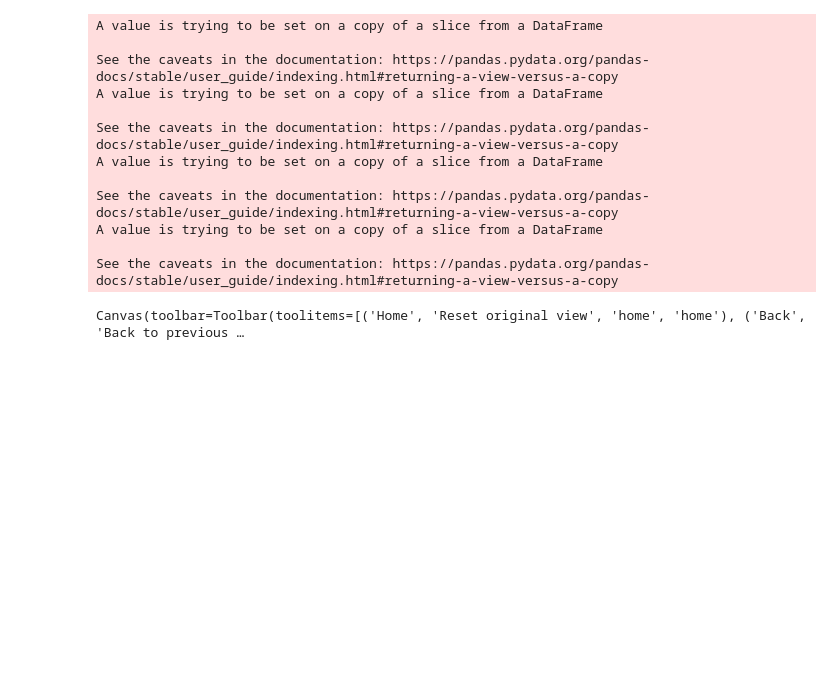
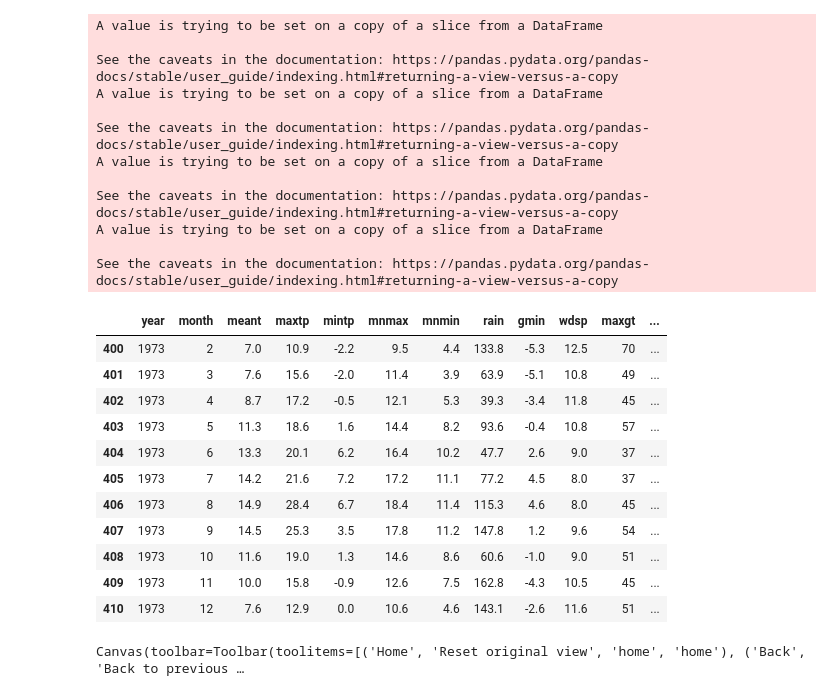
Before and after one commit to Josefa4/Weather, a Jupyter notebook: Weather Patterns.ipynb, the cells around one changed output. Saved outputs shown, nothing was run; the diff lists cells and outputs as text; code cells hidden in the pictures; blank space fills up the shorter version.

```diff
--- a/Weather Patterns.ipynb
+++ b/Weather Patterns.ipynb
@@ -76,6 +76,21 @@ See the caveats in the documentation: https://pandas.pydata.org/pandas-docs/stab
 A value is trying to be set on a copy of a slice from a DataFrame
 
 See the caveats in the documentation: https://pandas.pydata.org/pandas-docs/stable/user_guide/indexing.html#returning-a-view-versus-a-copy
+# %%
+df.loc[400:410]
+# %% [output]
+|  | year | month | meant | maxtp | mintp | mnmax | mnmin | rain | gmin | wdsp | maxgt | ... |
+| 400 | 1973 | 2 | 7.0 | 10.9 | -2.2 | 9.5 | 4.4 | 133.8 | -5.3 | 12.5 | 70 | ... |
+| 401 | 1973 | 3 | 7.6 | 15.6 | -2.0 | 11.4 | 3.9 | 63.9 | -5.1 | 10.8 | 49 | ... |
+| 402 | 1973 | 4 | 8.7 | 17.2 | -0.5 | 12.1 | 5.3 | 39.3 | -3.4 | 11.8 | 45 | ... |
+| 403 | 1973 | 5 | 11.3 | 18.6 | 1.6 | 14.4 | 8.2 | 93.6 | -0.4 | 10.8 | 57 | ... |
+| 404 | 1973 | 6 | 13.3 | 20.1 | 6.2 | 16.4 | 10.2 | 47.7 | 2.6 | 9.0 | 37 | ... |
+| 405 | 1973 | 7 | 14.2 | 21.6 | 7.2 | 17.2 | 11.1 | 77.2 | 4.5 | 8.0 | 37 | ... |
+| 406 | 1973 | 8 | 14.9 | 28.4 | 6.7 | 18.4 | 11.4 | 115.3 | 4.6 | 8.0 | 45 | ... |
+| 407 | 1973 | 9 | 14.5 | 25.3 | 3.5 | 17.8 | 11.2 | 147.8 | 1.2 | 9.6 | 54 | ... |
+| 408 | 1973 | 10 | 11.6 | 19.0 | 1.3 | 14.6 | 8.6 | 60.6 | -1.0 | 9.0 | 51 | ... |
+| 409 | 1973 | 11 | 10.0 | 15.8 | -0.9 | 12.6 | 7.5 | 162.8 | -4.3 | 10.5 | 45 | ... |
+| 410 | 1973 | 12 | 7.6 | 12.9 | 0.0 | 10.6 | 4.6 | 143.1 | -2.6 | 11.6 | 51 | ... |
 # %%
 
 #visualise data
```
Also changed, not shown: parts of 4 cells of this notebook.
